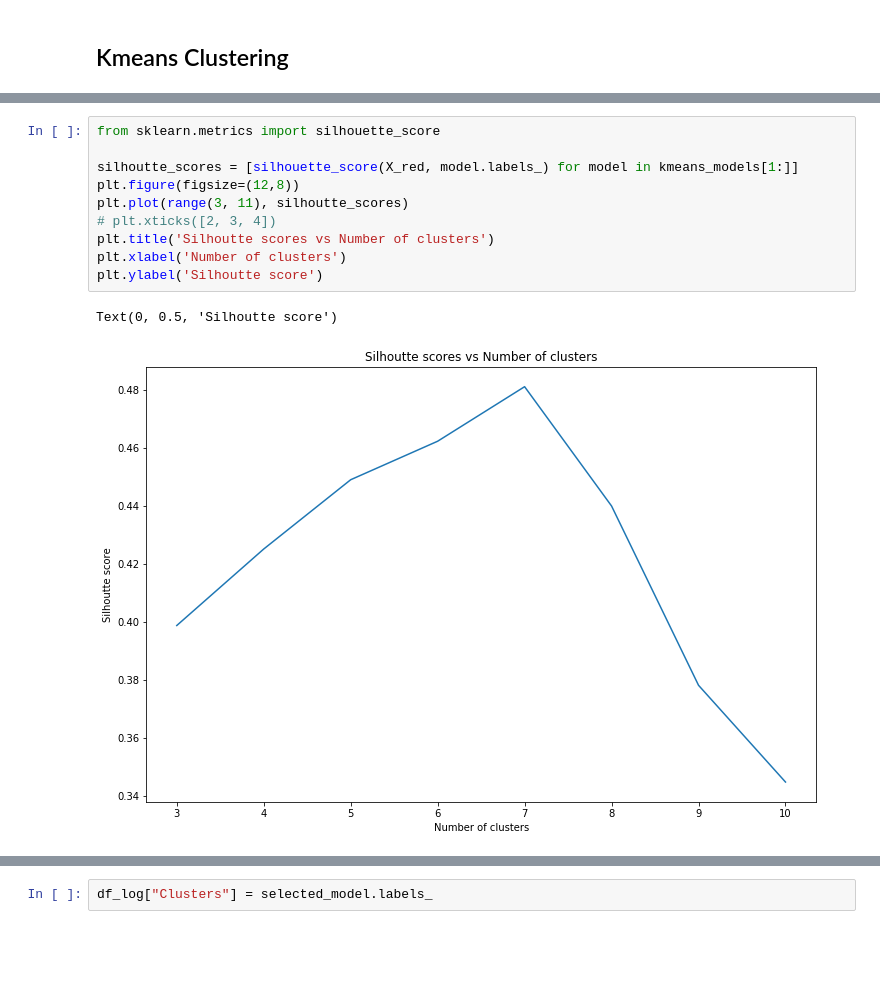
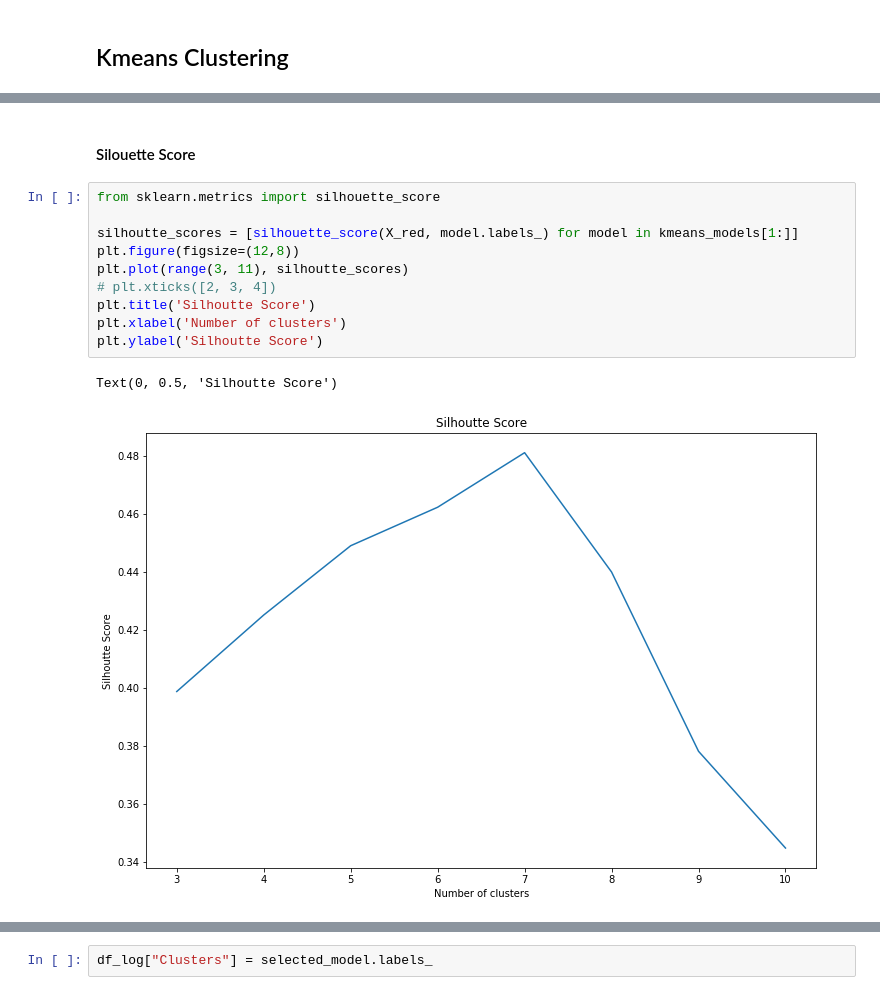
Before and after one commit to matthew8541/CreditCard-Customer-Segmentation, a Jupyter notebook: CreditCard-Customer-Segmentation.ipynb, the cells around one changed output, grey strips where cells are left out. Saved outputs shown, nothing was run; the diff lists cells and outputs as text; blank space fills up the shorter version.

```diff
--- a/CreditCard-Customer-Segmentation.ipynb
+++ b/CreditCard-Customer-Segmentation.ipynb
@@ -257,13 +281,15 @@ Text(0, 0.5, 'WCSS')
+# %% [markdown]
+#### Silouette Score
 # %%
 from sklearn.metrics import silhouette_score
 
 silhoutte_scores = [silhouette_score(X_red, model.labels_) for model in kmeans_models[1:]]
 plt.figure(figsize=(12,8))
 plt.plot(range(3, 11), silhoutte_scores)
 # plt.xticks([2, 3, 4])
-plt.title('Silhoutte scores vs Number of clusters')
+plt.title('Silhoutte Score')
 plt.xlabel('Number of clusters')
-plt.ylabel('Silhoutte score')
+plt.ylabel('Silhoutte Score')
 # %% [output]
-Text(0, 0.5, 'Silhoutte score')
+Text(0, 0.5, 'Silhoutte Score')
-[figure, old version]
+[figure, new version]
```
Also changed, not shown: parts of 37 cells of this notebook.
